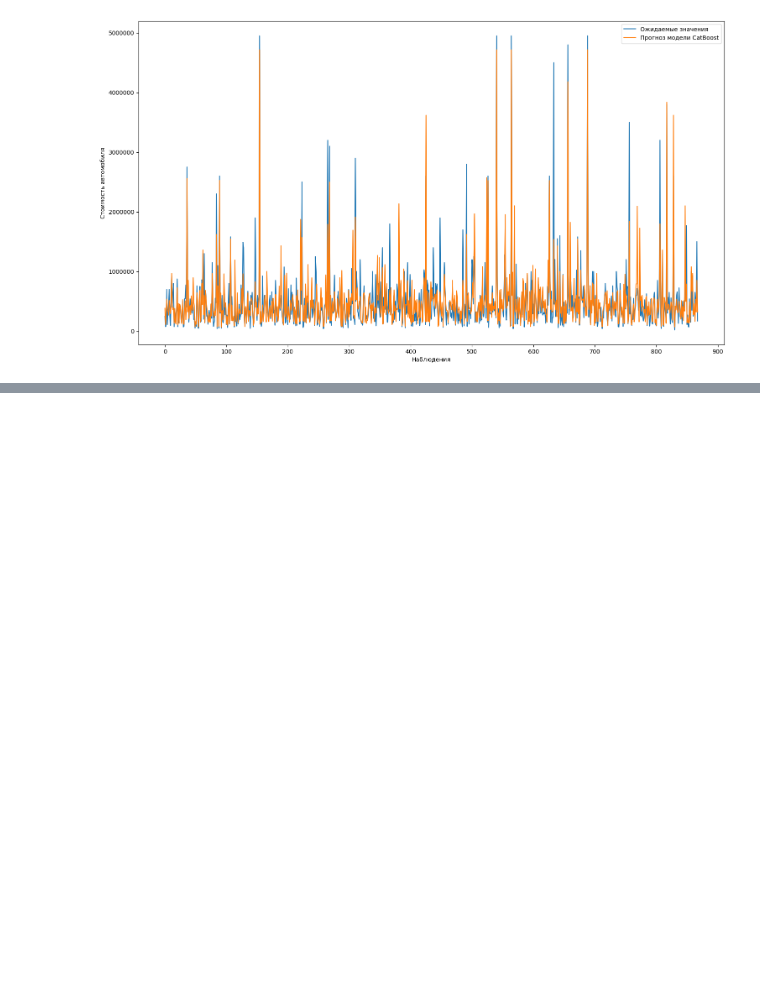
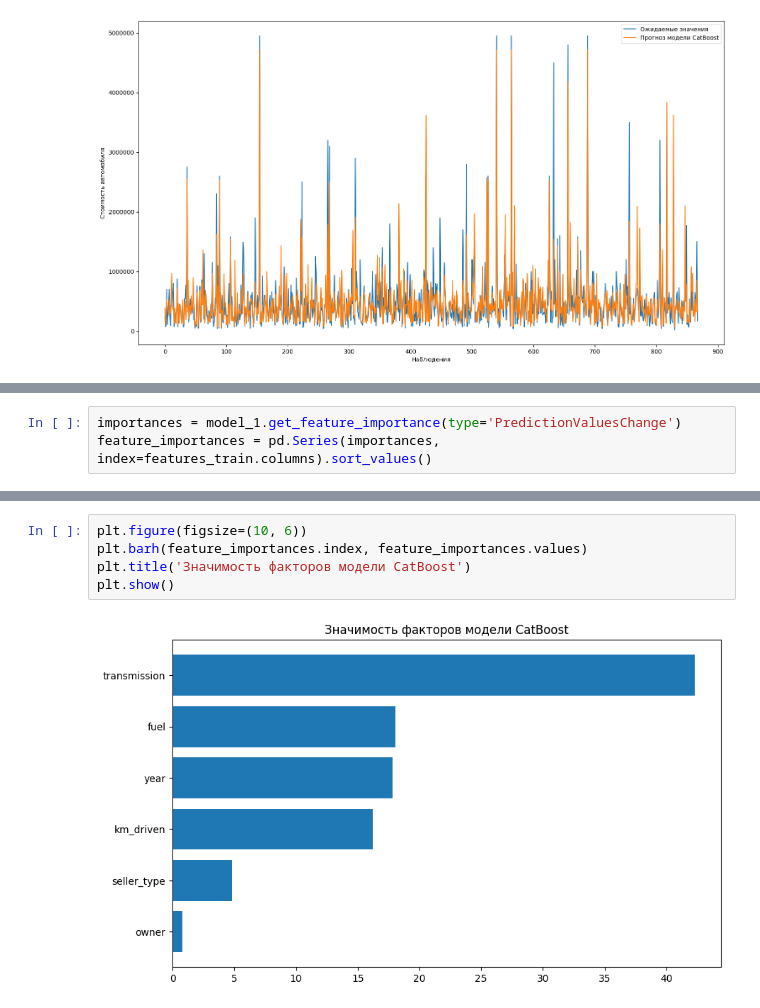
Before and after one commit to DTsapin/Python_DS-ML_practice, a Jupyter notebook: GB_CatBoost_pipeline_practice.ipynb, the cells around one changed output, grey strips where cells are left out. Saved outputs shown, nothing was run; the diff lists cells and outputs as text; blank space fills up the shorter version.

Commit message:
CatBoost plot fix

```diff
--- a/GB_CatBoost_pipeline_practice.ipynb
+++ b/GB_CatBoost_pipeline_practice.ipynb
@@ -260,0 +251,3 @@ Text(0.5, 1.0, 'Значимость факторов модели CatBoost')
+# %%
+importances = model_1.get_feature_importance(type='PredictionValuesChange')
+feature_importances = pd.Series(importances, index=features_train.columns).sort_values()
@@ -260,0 +264,7 @@ Text(0.5, 1.0, 'Значимость факторов модели CatBoost')
+# %%
+plt.figure(figsize=(10, 6))
+plt.barh(feature_importances.index, feature_importances.values)
+plt.title('Значимость факторов модели CatBoost')
+plt.show()
+# %% [output]
+[figure, added]
```
Also changed, not shown: parts of 3 cells of this notebook.
